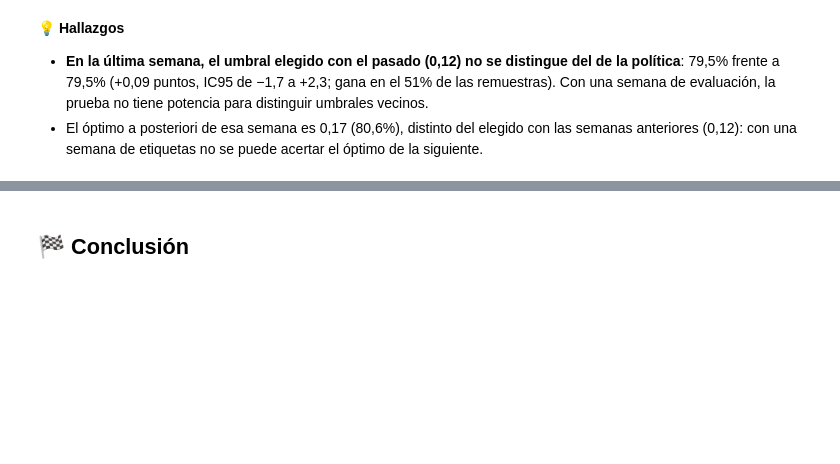
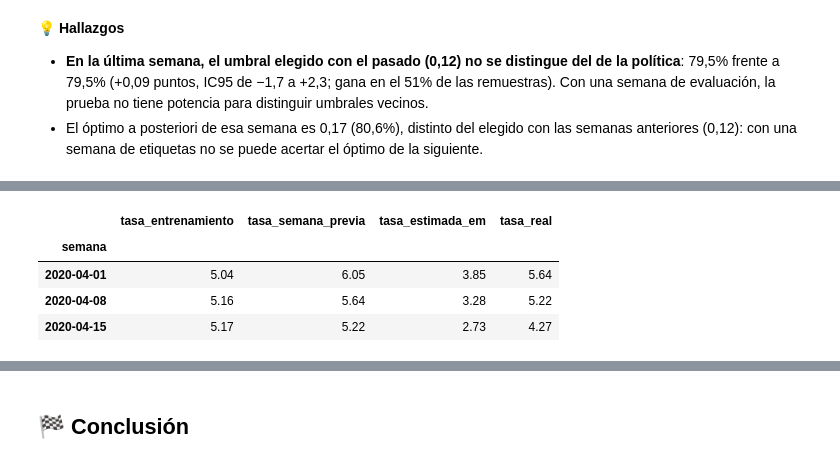
Before and after one commit to JuanFeDS/fraud_shipping, a Jupyter notebook: notebooks/06.umbral_temporal.ipynb, the cells around one changed output, grey strips where cells are left out. Cells and saved outputs as stored; diff of their text form; code cells hidden in the pictures; blank space fills up the shorter version.

```diff
--- a/notebooks/06.umbral_temporal.ipynb
+++ b/notebooks/06.umbral_temporal.ipynb
@@ -43,6 +47,10 @@ SEMANA_EVALUACION = '2020-04-15'
 SEMILLA_VALIDACION = 7
 REMUESTRAS_BOOTSTRAP = 1000
 SEMILLA_BOOTSTRAP = 42
+# Semanas en las que se evalúa la recalibración: todas tienen al menos una semana forward anterior para ajustarla
+SEMANAS_RECALIBRACION = ['2020-04-01', '2020-04-08', '2020-04-15']
+# Franja de decisión donde se mide la calibración
+FRANJA_DECISION = (0.10, 0.20)
 # %%
 # Ganancia, calibración cerca del umbral y bootstrap de la diferencia entre dos umbrales
 
@@ -280,0 +316,30 @@ dtype: float64
+# %%
+# Para cada semana: tasa de entrenamiento, tasa de la semana previa, tasa estimada por EM e isotonic ajustada con las semanas anteriores
+filas = []
+for semana in SEMANAS_RECALIBRACION:
+    filas_semana = datos['semana'] == semana
+    probabilidad = datos.loc[filas_semana, 'probabilidad_forward'].to_numpy()
+    semana_previa = (pd.Timestamp(semana) - pd.Timedelta(days=7)).strftime('%Y-%m-%d')
+    tasa_entrenamiento = datos.loc[datos['fecha'] < semana, 'fraude'].mean()
+    tasa_previa = datos.loc[datos['semana'] == semana_previa, 'fraude'].mean()
+    tasa_em = estimar_tasa_em(probabilidad, tasa_entrenamiento)
+
+    semanas_anteriores = datos['semana'].isin(semanas_forward) & (datos['semana'] < semana)
+    isotonica = IsotonicRegression(y_min=0, y_max=1, out_of_bounds='clip').fit(
+        datos.loc[semanas_anteriores, 'probabilidad_forward'], datos.loc[semanas_anteriores, 'fraude'])
+
+    datos.loc[filas_semana, 'probabilidad_tasa_previa'] = corregir_por_tasa(probabilidad, tasa_entrenamiento, tasa_previa)
+    datos.loc[filas_semana, 'probabilidad_tasa_em'] = corregir_por_tasa(probabilidad, tasa_entrenamiento, tasa_em)
+    datos.loc[filas_semana, 'probabilidad_isotonic'] = isotonica.predict(probabilidad)
+    filas.append({
+        'semana': semana, 'tasa_entrenamiento': tasa_entrenamiento, 'tasa_semana_previa': tasa_previa,
+        'tasa_estimada_em': tasa_em, 'tasa_real': datos.loc[filas_semana, 'fraude'].mean(),
+    })
+
+(pd.DataFrame(filas).set_index('semana') * 100).round(2)
+# %% [output]
+|  | tasa_entrenamiento | tasa_semana_previa | tasa_estimada_em | tasa_real |
+| semana |  |  |  |  |
+| 2020-04-01 | 5.04 | 6.05 | 3.85 | 5.64 |
+| 2020-04-08 | 5.16 | 5.64 | 3.28 | 5.22 |
+| 2020-04-15 | 5.17 | 5.22 | 2.73 | 4.27 |
```
Also changed, not shown: parts of 12 cells of this notebook.
